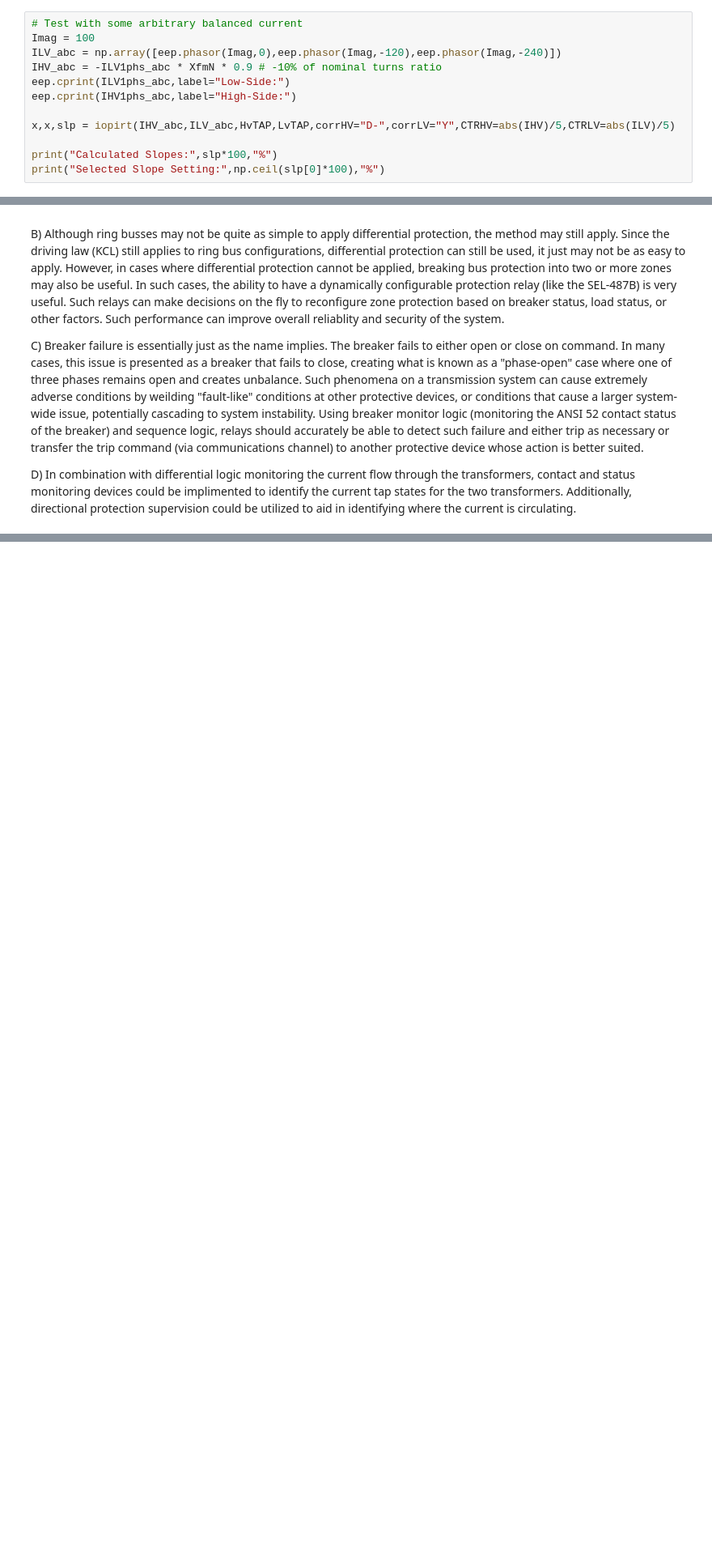
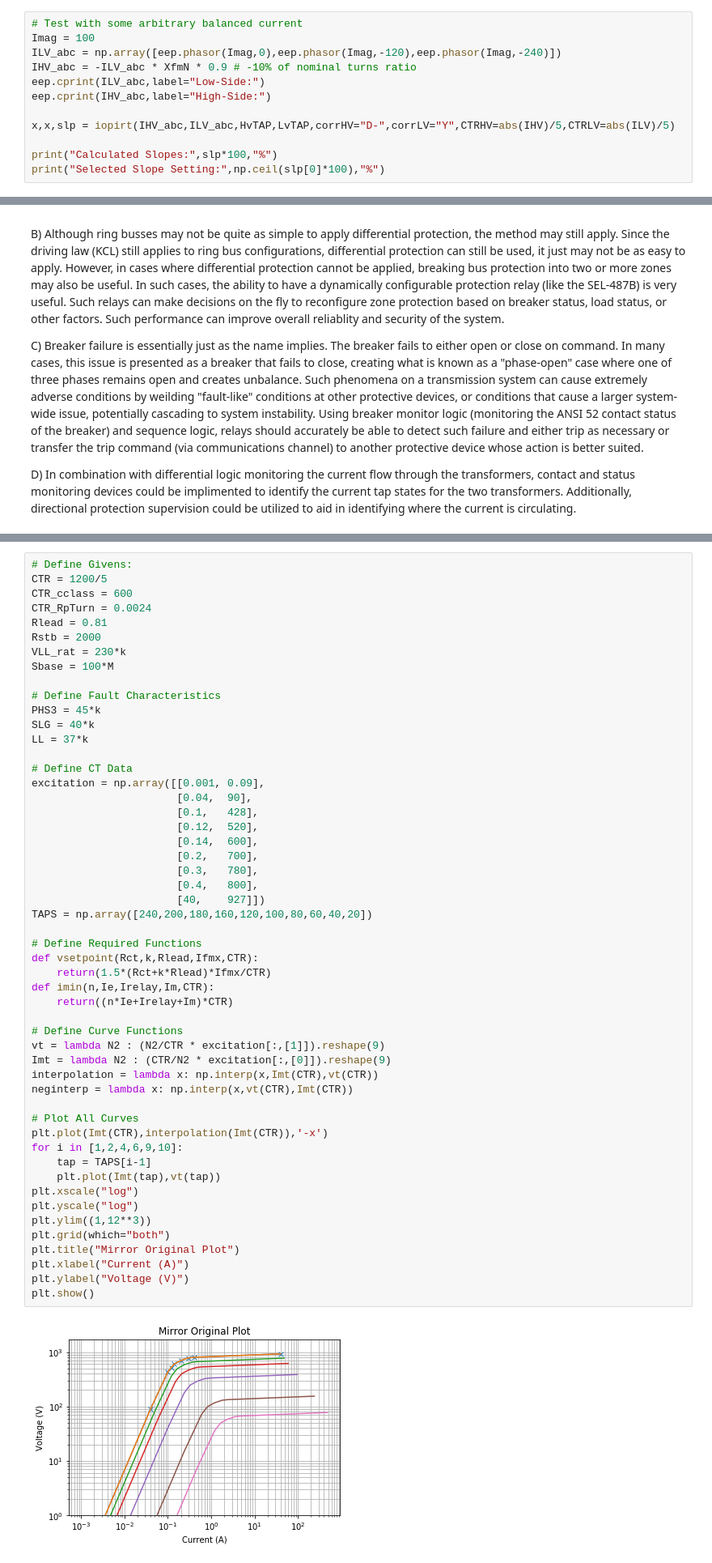
Before and after one commit to engineerjoe440/ece_classes, a Jupyter notebook: ECE525/Final Exam/FINAL.ipynb, the cells around one changed output, grey strips where cells are left out. Shown at 81% size. Cells and saved outputs as stored; diff of their text form; blank space fills up the shorter version.

```diff
--- a/ECE525/Final Exam/FINAL.ipynb
+++ b/ECE525/Final Exam/FINAL.ipynb
@@ -255,9 +255,9 @@ E) Slope Setting Calculation
 # Test with some arbitrary balanced current
 Imag = 100
 ILV_abc = np.array([eep.phasor(Imag,0),eep.phasor(Imag,-120),eep.phasor(Imag,-240)])
-IHV_abc = -ILV1phs_abc * XfmN * 0.9 # -10% of nominal turns ratio
-eep.cprint(ILV1phs_abc,label="Low-Side:")
-eep.cprint(IHV1phs_abc,label="High-Side:")
+IHV_abc = -ILV_abc * XfmN * 0.9 # -10% of nominal turns ratio
+eep.cprint(ILV_abc,label="Low-Side:")
+eep.cprint(IHV_abc,label="High-Side:")
 
 x,x,slp = iopirt(IHV_abc,ILV_abc,HvTAP,LvTAP,corrHV="D-",corrLV="Y",CTRHV=abs(IHV)/5,CTRLV=abs(ILV)/5)
 
@@ -334,0 +337,54 @@ D) In combination with differential logic monitoring the current flow through th
+# %%
+# Define Givens:
+CTR = 1200/5
+CTR_cclass = 600
+CTR_RpTurn = 0.0024
+Rlead = 0.81
+Rstb = 2000
+VLL_rat = 230*k
+Sbase = 100*M
+
+# Define Fault Characteristics
+PHS3 = 45*k
+SLG = 40*k
+LL = 37*k
+
+# Define CT Data
+excitation = np.array([[0.001, 0.09],
+                       [0.04,  90],
+                       [0.1,   428],
+                       [0.12,  520],
+                       [0.14,  600],
+                       [0.2,   700],
+                       [0.3,   780],
+                       [0.4,   800],
+                       [40,    927]])
+TAPS = np.array([240,200,180,160,120,100,80,60,40,20])
+
+# Define Required Functions
+def vsetpoint(Rct,k,Rlead,Ifmx,CTR):
+    return(1.5*(Rct+k*Rlead)*Ifmx/CTR)
+def imin(n,Ie,Irelay,Im,CTR):
+    return((n*Ie+Irelay+Im)*CTR)
+
+# Define Curve Functions
+vt = lambda N2 : (N2/CTR * excitation[:,[1]]).reshape(9)
+Imt = lambda N2 : (CTR/N2 * excitation[:,[0]]).reshape(9)
+interpolation = lambda x: np.interp(x,Imt(CTR),vt(CTR))
+neginterp = lambda x: np.interp(x,vt(CTR),Imt(CTR))
+
+# Plot All Curves
+plt.plot(Imt(CTR),interpolation(Imt(CTR)),'-x')
+for i in [1,2,4,6,9,10]:
+    tap = TAPS[i-1]
+    plt.plot(Imt(tap),vt(tap))
+plt.xscale("log")
+plt.yscale("log")
+plt.ylim((1,12**3))
+plt.grid(which="both")
+plt.title("Mirror Original Plot")
+plt.xlabel("Current (A)")
+plt.ylabel("Voltage (V)")
+plt.show()
+# %% [output]
+[figure, added]
```
Also changed, not shown: parts of 6 cells of this notebook.
